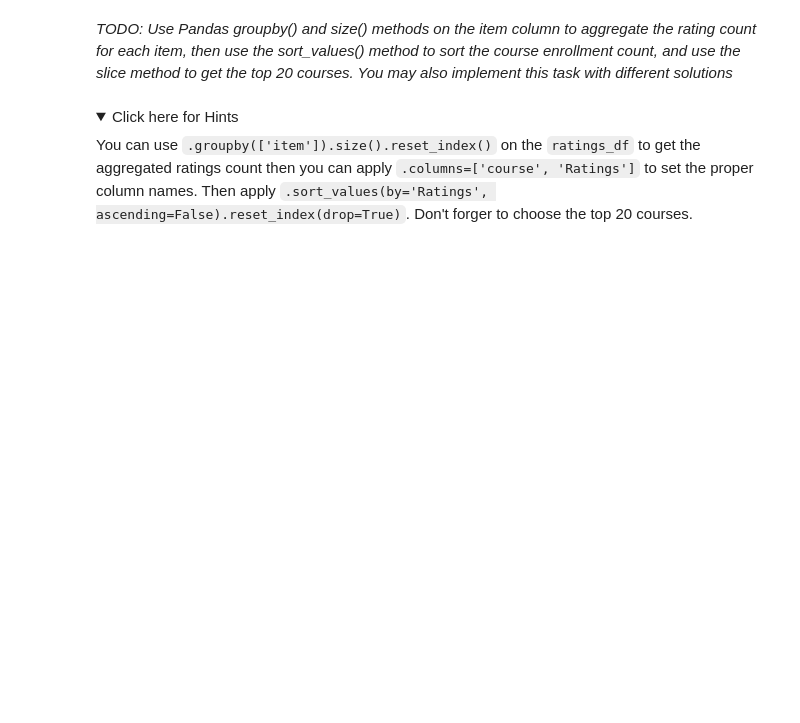
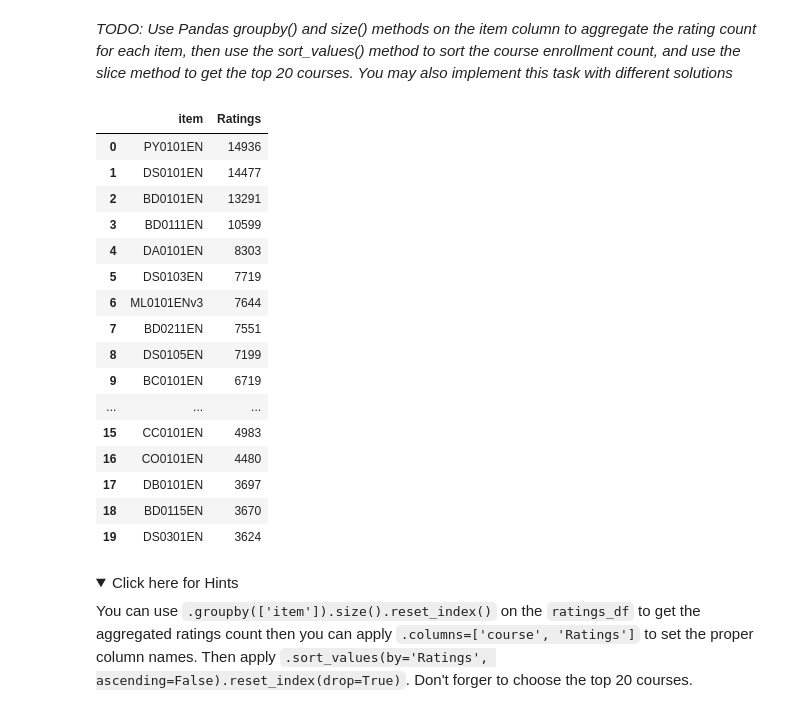
Before and after one commit to vanstrouble/ibm-ml-cetificate, a Jupyter notebook: 06-MachineLearning/01/lab_jupyter_eda.ipynb, the cells around one changed output. Saved outputs shown, nothing was run; the diff lists cells and outputs as text; code cells hidden in the pictures; folded sections open; blank space fills up the shorter version.

```diff
--- a/06-MachineLearning/01/lab_jupyter_eda.ipynb
+++ b/06-MachineLearning/01/lab_jupyter_eda.ipynb
@@ -362,3 +428,26 @@ _TODO: Use Pandas groupby() and size() methods on the item column to aggregate t
+# %%
+# WRITE YOUR CODE HERE
+top_20_courses = ratings_df.groupby(['item']).size().reset_index(name='Ratings')
+top_20_courses = top_20_courses.sort_values(by='Ratings', ascending=False).reset_index(drop=True).head(20)
+top_20_courses
+# %% [output]
+|  | item | Ratings |
+| 0 | PY0101EN | 14936 |
+| 1 | DS0101EN | 14477 |
+| 2 | BD0101EN | 13291 |
+| 3 | BD0111EN | 10599 |
+| 4 | DA0101EN | 8303 |
+| 5 | DS0103EN | 7719 |
+| 6 | ML0101ENv3 | 7644 |
+| 7 | BD0211EN | 7551 |
+| 8 | DS0105EN | 7199 |
+| 9 | BC0101EN | 6719 |
+| ... | ... | ... |
+| 15 | CC0101EN | 4983 |
+| 16 | CO0101EN | 4480 |
+| 17 | DB0101EN | 3697 |
+| 18 | BD0115EN | 3670 |
+| 19 | DS0301EN | 3624 |
 # %% [markdown]
 <details>
     <summary>Click here for Hints</summary>
```
Also changed, not shown: parts of 17 cells of this notebook.
